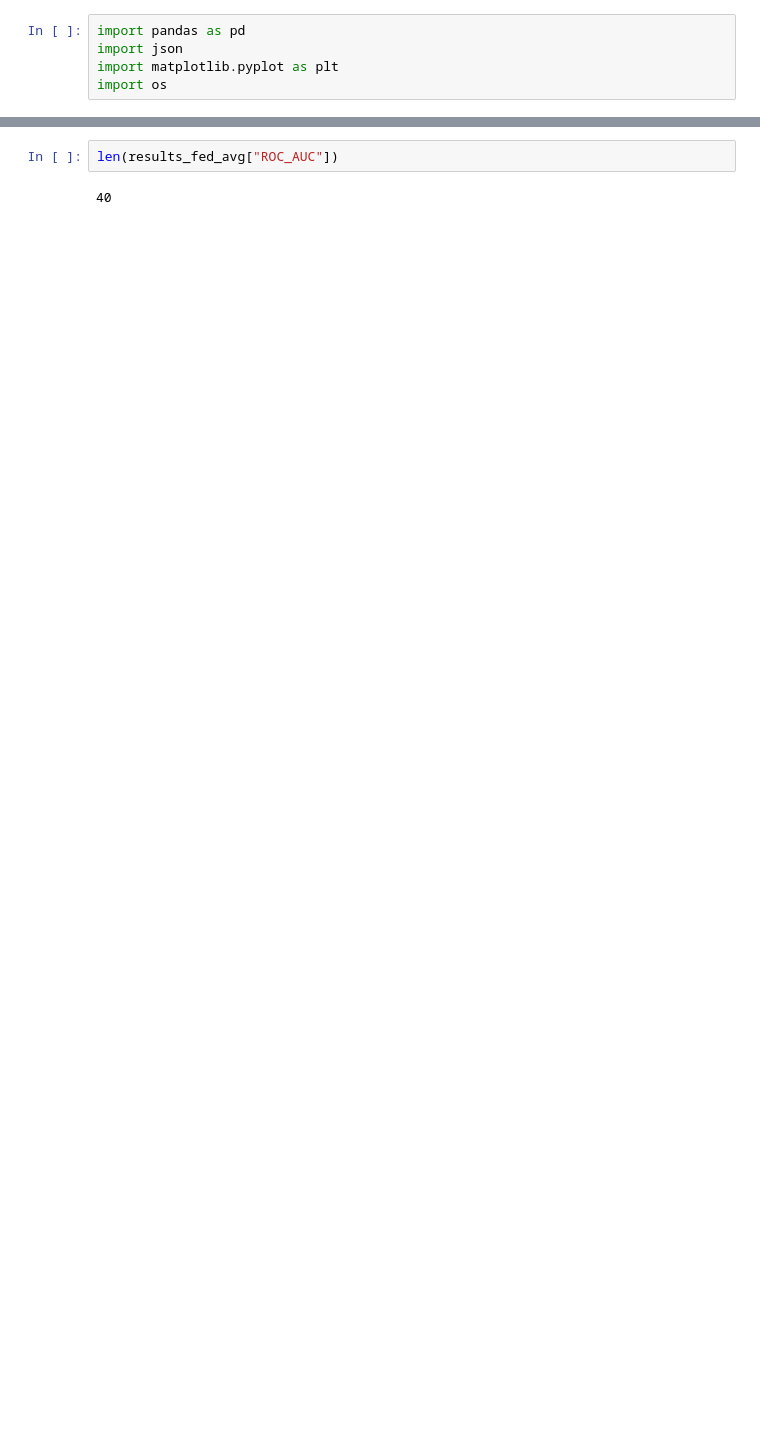
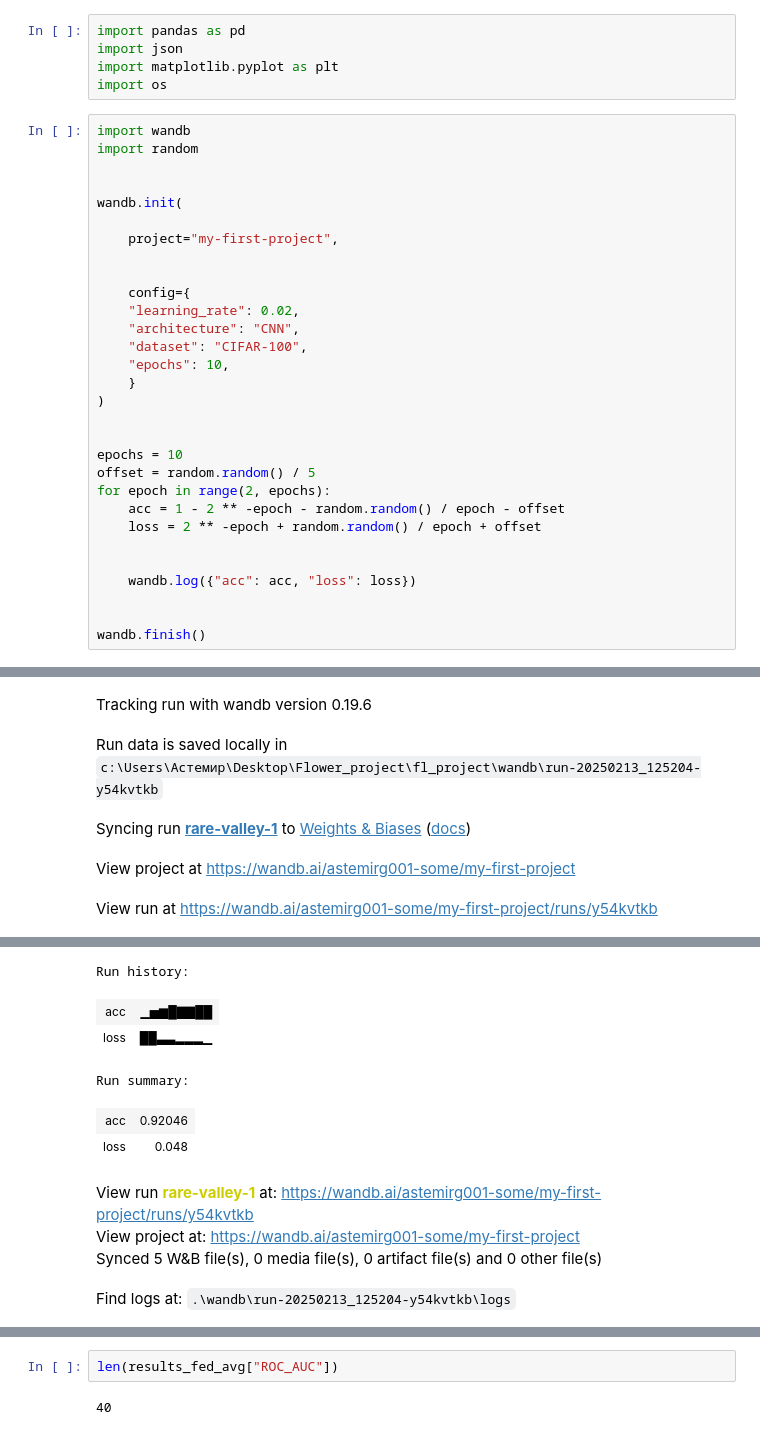
Before and after one commit to AstemirGongapshev/Flower_project, a Jupyter notebook: fl_project/classic.ipynb, the cells around one changed output, grey strips where cells are left out. Cells and saved outputs as stored; diff of their text form; blank space fills up the shorter version.

```diff
--- a/fl_project/classic.ipynb
+++ b/fl_project/classic.ipynb
@@ -3,3 +3,34 @@ import pandas as pd
 import json
 import matplotlib.pyplot as plt
 import os
+# %%
+import wandb
+import random
+
+
+wandb.init(
+
+    project="my-first-project",
+
+
+    config={
+    "learning_rate": 0.02,
+    "architecture": "CNN",
+    "dataset": "CIFAR-100",
+    "epochs": 10,
+    }
+)
+
+
+epochs = 10
+offset = random.random() / 5
+for epoch in range(2, epochs):
+    acc = 1 - 2 ** -epoch - random.random() / epoch - offset
+    loss = 2 ** -epoch + random.random() / epoch + offset
+
+
+    wandb.log({"acc": acc, "loss": loss})
+
+
+wandb.finish()
+# %% [output]
@@ -5,0 +44,5 @@ import os
+Tracking run with wandb version 0.19.6
+Run data is saved locally in c:\Users\Астемир\Desktop\Flower_project\fl_project\wandb\run-20250213_125204-y54kvtkb
+Syncing run rare-valley-1 to Weights & Biases (docs)
+View project at https://wandb.ai/astemirg001-some/my-first-project
+View run at https://wandb.ai/astemirg001-some/my-first-project/runs/y54kvtkb
@@ -6,2 +50,12 @@ import os
+Run history:
+| acc | ▁▅▆█▇▇██ |
+| loss | ██▃▃▂▂▂▁ |
+Run summary:
+| acc | 0.92046 |
+| loss | 0.048 |
+View run rare-valley-1 at: https://wandb.ai/astemirg001-some/my-first-project/runs/y54kvtkb
+View project at: https://wandb.ai/astemirg001-some/my-first-project
+Synced 5 W&B file(s), 0 media file(s), 0 artifact file(s) and 0 other file(s)
+Find logs at: .\wandb\run-20250213_125204-y54kvtkb\logs
 # %%
 res_path = "prox_metrics.json"
```
Also changed, not shown: parts of 12 cells of this notebook, 37 other files.
